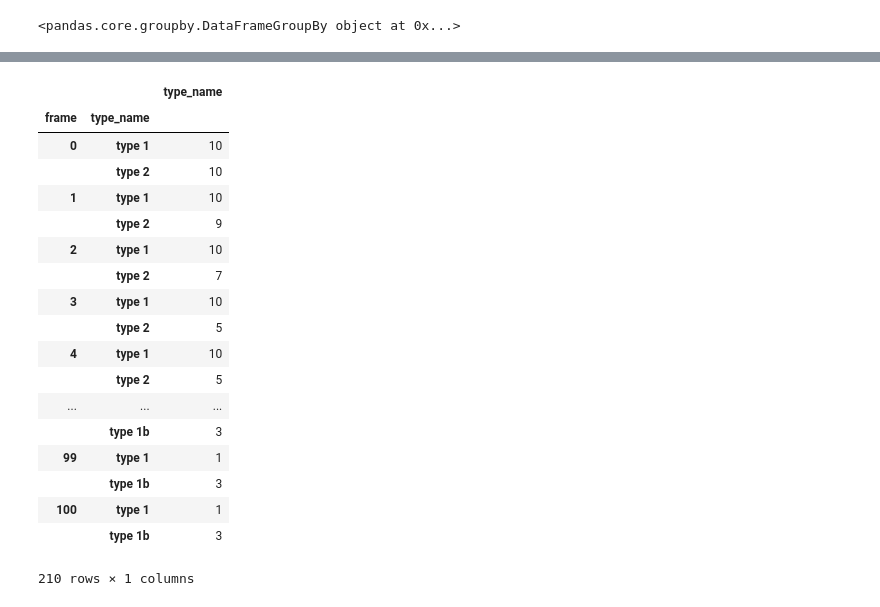
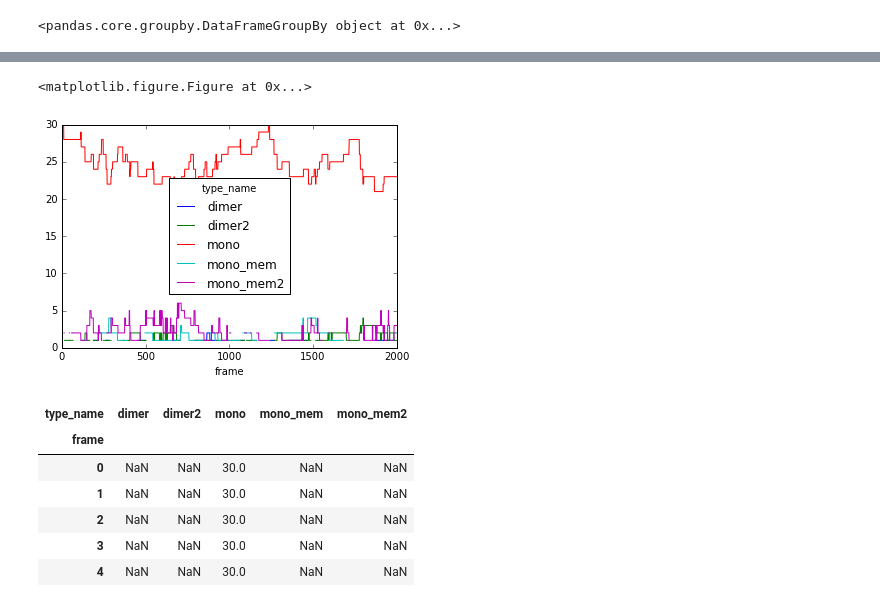
Before and after one commit to dprovasi/readi, a Jupyter notebook: readi.ipynb, the cells around one changed output, grey strips where cells are left out. Saved outputs shown, nothing was run; the diff lists cells and outputs as text; code cells hidden in the pictures.

```diff
--- a/readi.ipynb
+++ b/readi.ipynb
@@ -491,25 +482,5 @@ lifes
 # %%
 pp2=tr.groupby(by=['frame','type_name'])
-qq2=pp2.agg({'type_name':'count'})
+qq2=pp2.agg({'ID':'count'})
+#qq2 = pp2.size()
+#qq2
-# %%
-qq2
-# %% [output]
-|  |  | type_name |
-| frame | type_name |  |
-| 0 | type 1 | 10 |
-|  | type 2 | 10 |
-| 1 | type 1 | 10 |
-|  | type 2 | 9 |
-| 2 | type 1 | 10 |
-|  | type 2 | 7 |
-| 3 | type 1 | 10 |
-|  | type 2 | 5 |
-| 4 | type 1 | 10 |
-|  | type 2 | 5 |
-| ... | ... | ... |
-|  | type 1b | 3 |
-| 99 | type 1 | 1 |
-|  | type 1b | 3 |
-| 100 | type 1 | 1 |
-|  | type 1b | 3 |
-210 rows × 1 columns
@@ -517,0 +487,3 @@ a.ani.save('im.mp4')
+# %%
+qq3=qq2.rename(index=str)
+qq4 = qq3.reset_index()
@@ -517,0 +492,25 @@ a.ani.save('im.mp4')
+# %%
+#qq2.reset_index(inplace=True,name='i')
+eee=qq4.pivot(index='frame', columns='type_name', values='ID')
+# %%
+idx = eee.index
+eee.index = idx.astype('int')
+eee2 = eee.sort_index()
+
+#plt.style.use('ggplot')
+plt.figure(figsize=(10,10))
+eee2.plot()
+plt.show()
+# %% [output]
+<matplotlib.figure.Figure at 0x...>
+[figure, added]
+# %%
+eee2.head()
+# %% [output]
+| type_name | dimer | dimer2 | mono | mono_mem | mono_mem2 |
+| frame |  |  |  |  |  |
+| 0 | NaN | NaN | 30.0 | NaN | NaN |
+| 1 | NaN | NaN | 30.0 | NaN | NaN |
+| 2 | NaN | NaN | 30.0 | NaN | NaN |
+| 3 | NaN | NaN | 30.0 | NaN | NaN |
+| 4 | NaN | NaN | 30.0 | NaN | NaN |
```
Also changed, not shown: parts of 17 cells of this notebook.
